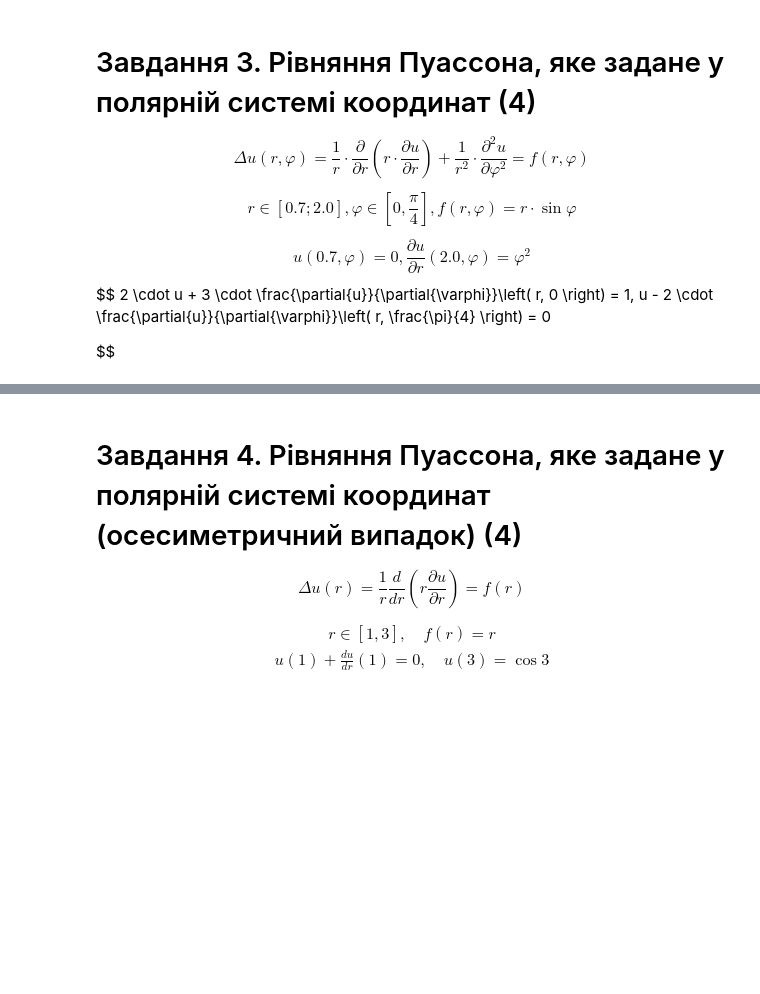
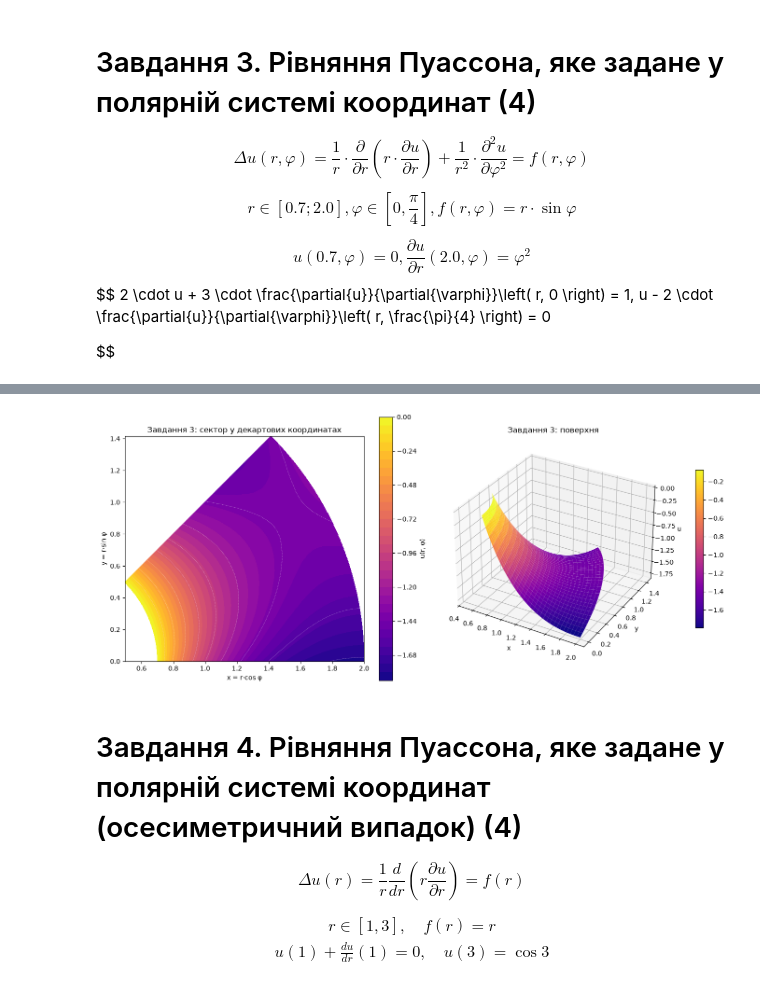
Before and after one commit to KlymentievMaksym/BMMNS, a Jupyter notebook: labs/lab1/lab1.ipynb, the cells around one changed output, grey strips where cells are left out. Cells and saved outputs as stored; diff of their text form; code cells hidden in the pictures; blank space fills up the shorter version.

```diff
--- a/labs/lab1/lab1.ipynb
+++ b/labs/lab1/lab1.ipynb
@@ -659,3 +836,61 @@ $$
+# %%
+def solve_task3(nr=30, nphi=30):
+    r = np.linspace(0.7, 2.0, nr)
+    phi = np.linspace(0, np.pi/4, nphi)
+    hr, hphi = r[1] - r[0], phi[1] - phi[0]
+    u = np.zeros((nr, nphi))
+
+    def update_inner(u_curr):
+        for i in range(1, nr - 1):
+            for j in range(1, nphi - 1):
+                f_val = r[i] * np.sin(phi[j])
+                C_val = 2/hr**2 + 2/(r[i]**2 * hphi**2)
+
+                term_r = ((r[i] + hr/2)*u_curr[i+1, j] + (r[i] - hr/2)*u_curr[i-1, j]) / (r[i] * hr**2)
+                term_phi = (u_curr[i, j+1] + u_curr[i, j-1]) / (r[i]**2 * hphi**2)
+
+                u_curr[i, j] = (term_r + term_phi - f_val) / C_val
+        return u_curr
+
+    def update_boundary(u_curr):
+        u_curr[0, :] = 0.0
+        u_curr[-1, :] = u_curr[-2, :] + hr * phi**2
+        u_curr[:, 0] = (3 * u_curr[:, 1] - hphi) / (3 - 2 * hphi)
+        u_curr[:, -1] = 2 * u_curr[:, -2] / (2 - hphi)
+        return u_curr
+
+    return seidel_solver(u, update_inner, update_boundary)
+
+nr, nphi = 30, 30
+u = solve_task3(nr, nphi)
+r = np.linspace(0.7, 2.0, nr)
+phi = np.linspace(0, np.pi / 4, nphi)
+R, PHI = np.meshgrid(r, phi, indexing='ij')
+Xc, Yc = R * np.cos(PHI), R * np.sin(PHI)
+
+fig = plt.figure(figsize=(14, 6))
+
+ax1 = fig.add_subplot(1, 2, 1)
+cf = ax1.contourf(Xc, Yc, u, levels=30, cmap='plasma')
+ax1.contour(Xc, Yc, u, levels=10, colors='white', linewidths=0.4, alpha=0.6)
+fig.colorbar(cf, ax=ax1, label='u(r, φ)')
+ax1.set_aspect('equal')
+ax1.set_xlabel('x = r·cos φ')
+ax1.set_ylabel('y = r·sin φ')
+ax1.set_title('Завдання 3: сектор у декартових координатах')
+
+ax2 = fig.add_subplot(1, 2, 2, projection='3d')
+surf = ax2.plot_surface(Xc, Yc, u, cmap='plasma', edgecolor='none')
+ax2.set_xlabel('x')
+ax2.set_ylabel('y')
+ax2.set_zlabel('u')
+ax2.set_title('Завдання 3: поверхня')
+fig.colorbar(surf, ax=ax2, shrink=0.6, pad=0.1)
+
+plt.tight_layout()
+plt.show()
+# %% [output]
+[figure, added]
 # %% [markdown]
 # Завдання 4. Рівняння Пуассона, яке задане у полярній системі координат (осесиметричний випадок) (4)
 $$
```
Also changed, not shown: parts of 15 cells of this notebook.
